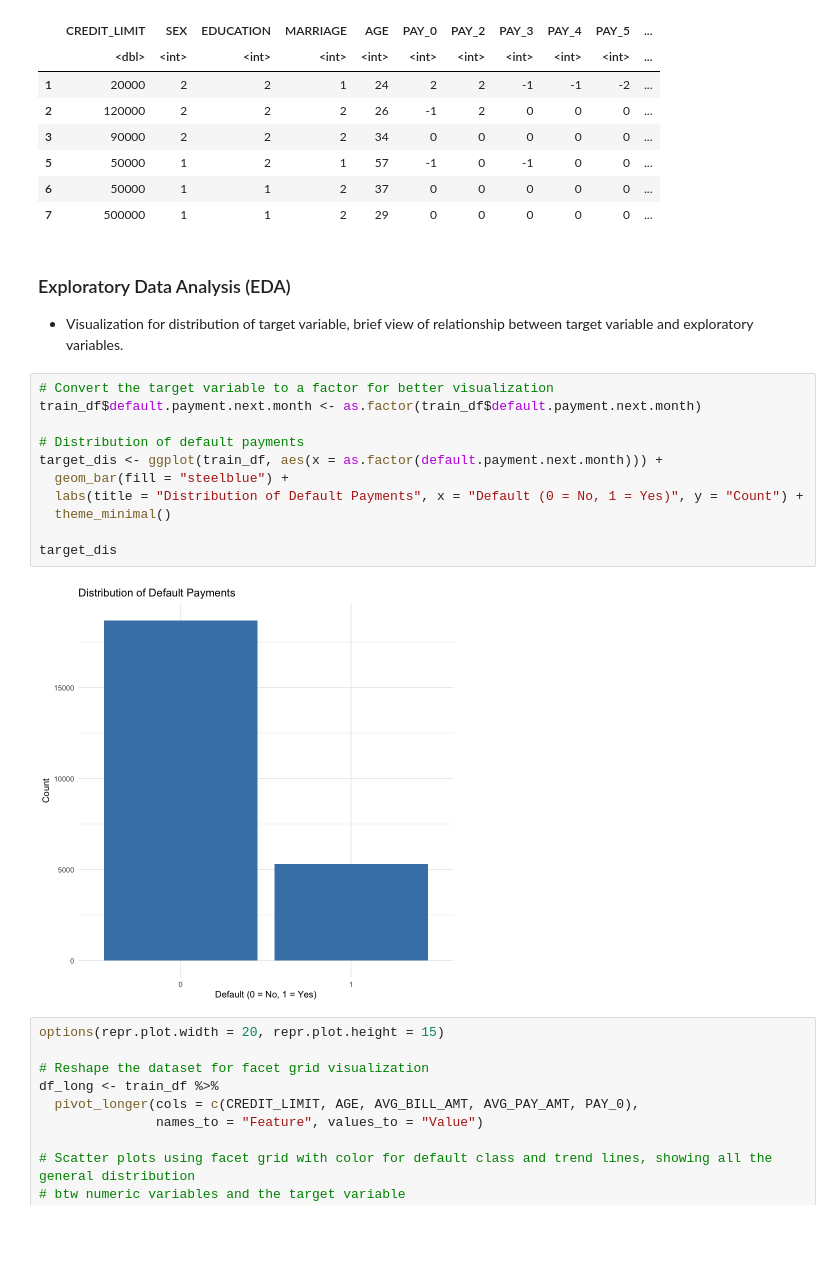
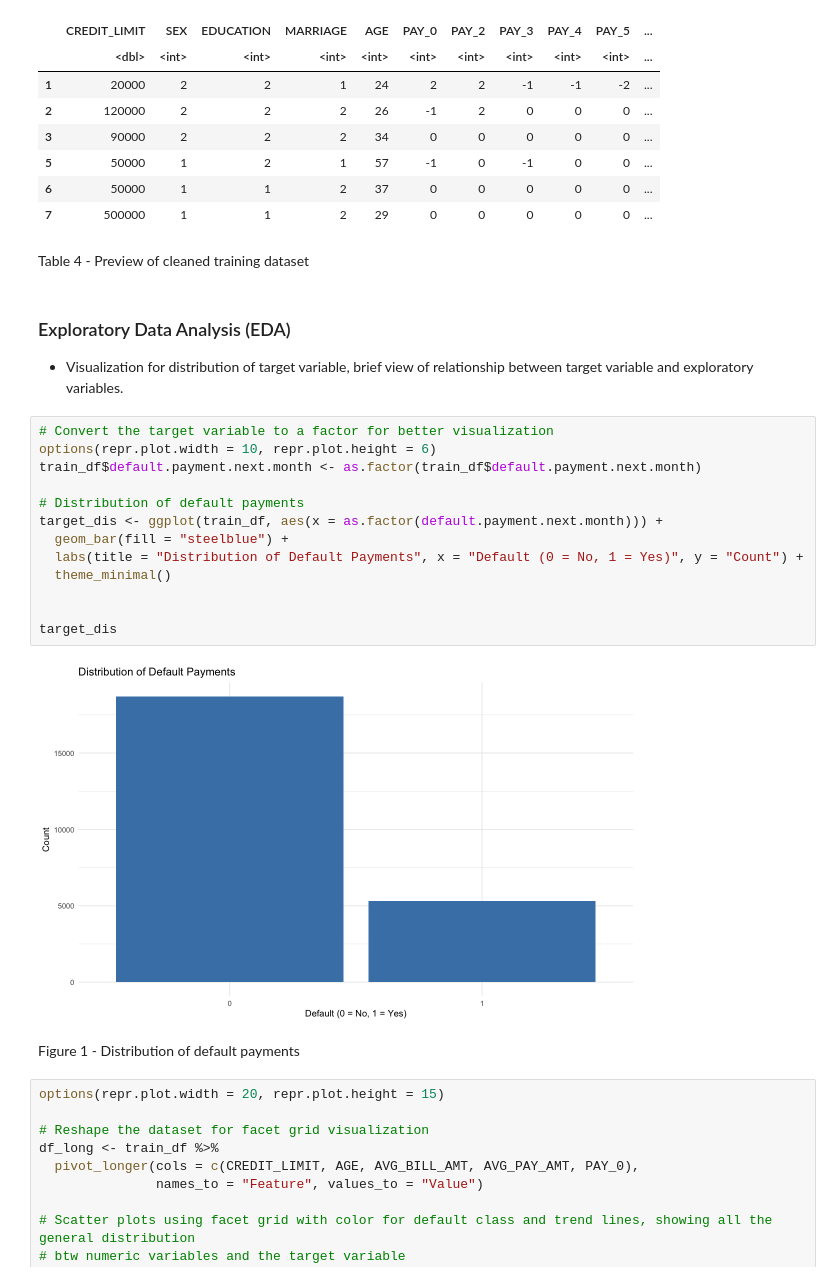
Before and after one commit to DSCI-310-2025/dsci-310-group-12-g12, a Jupyter notebook: analysis.ipynb, the cells around one changed output. Cells and saved outputs as stored; diff of their text form; blank space fills up the shorter version.

```diff
--- a/analysis.ipynb
+++ b/analysis.ipynb
@@ -163,22 +172,28 @@ A data.frame: 6 × 14
 | 5 | 50000 | 1 | 2 | 1 | 57 | -1 | 0 | -1 | 0 | 0 | ... |
 | 6 | 50000 | 1 | 1 | 2 | 37 | 0 | 0 | 0 | 0 | 0 | ... |
 | 7 | 500000 | 1 | 1 | 2 | 29 | 0 | 0 | 0 | 0 | 0 | ... |
+# %% [markdown]
+Table 4 - Preview of cleaned training dataset
 # %% [markdown]
 ### Exploratory Data Analysis (EDA)
 - Visualization for distribution of target variable, brief view of relationship between target variable and exploratory variables.
 # %%
 # Convert the target variable to a factor for better visualization
+options(repr.plot.width = 10, repr.plot.height = 6)
 train_df$default.payment.next.month <- as.factor(train_df$default.payment.next.month)
 
 # Distribution of default payments
 target_dis <- ggplot(train_df, aes(x = as.factor(default.payment.next.month))) +
   geom_bar(fill = "steelblue") +
   labs(title = "Distribution of Default Payments", x = "Default (0 = No, 1 = Yes)", y = "Count") +
   theme_minimal()
 
+
 target_dis
 # %% [output]
-[figure, old version]
+[figure, new version]
+# %% [markdown]
+Figure 1 - Distribution of default payments
 # %%
 options(repr.plot.width = 20, repr.plot.height = 15)
 
```
Also changed, not shown: parts of 10 cells of this notebook.
